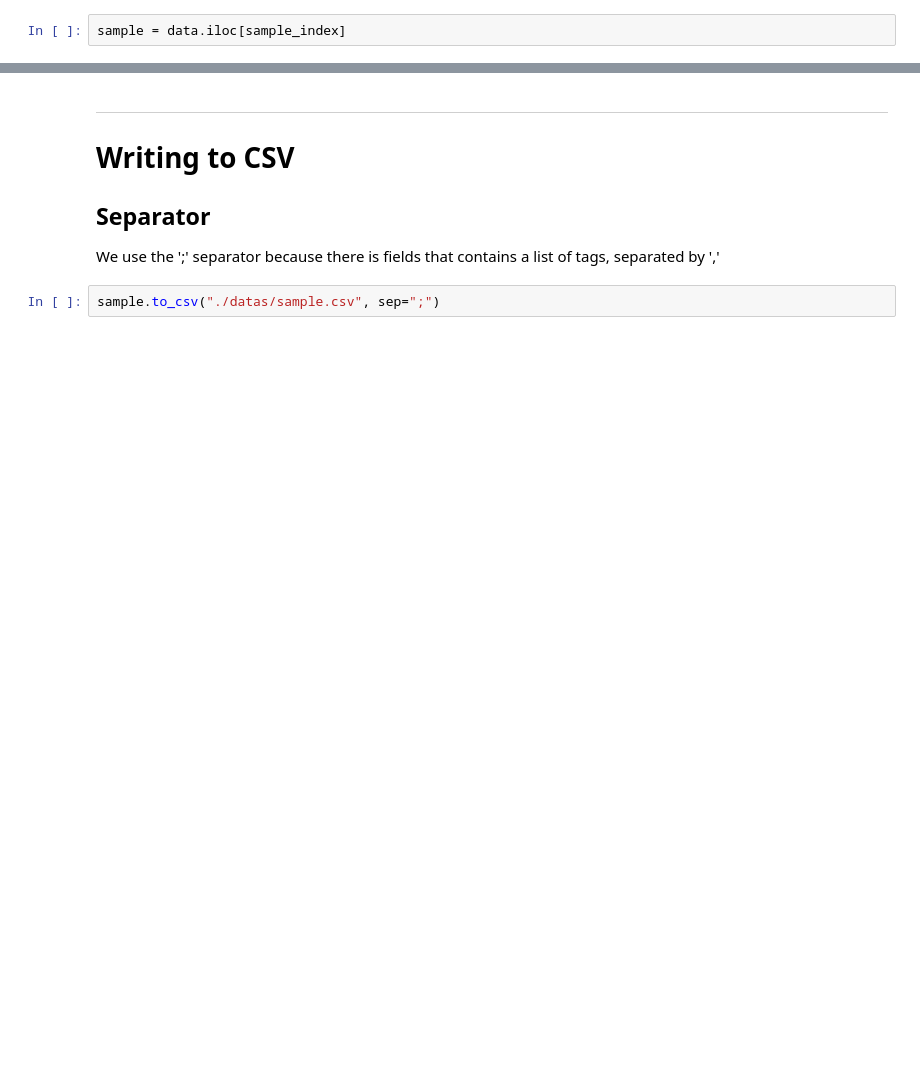
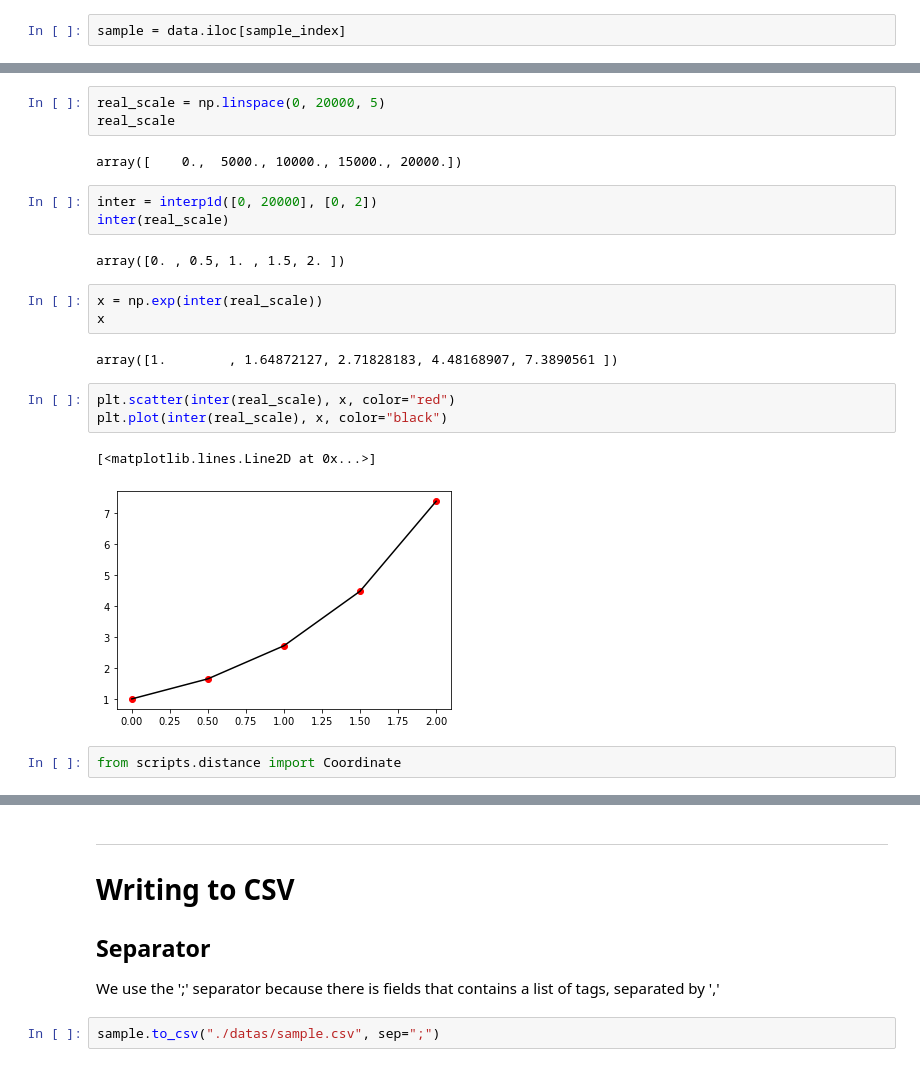
Before and after one commit to curiousmindflow/oc-ml-p2, a Jupyter notebook: preparation.ipynb, the cells around one changed output, grey strips where cells are left out. Saved outputs shown, nothing was run; the diff lists cells and outputs as text; blank space fills up the shorter version.

```diff
--- a/preparation.ipynb
+++ b/preparation.ipynb
@@ -119,0 +120,23 @@ sample.head()
+# %%
+real_scale = np.linspace(0, 20000, 5)
+real_scale
+# %% [output]
+array([    0.,  5000., 10000., 15000., 20000.])
+# %%
+inter = interp1d([0, 20000], [0, 2])
+inter(real_scale)
+# %% [output]
+array([0. , 0.5, 1. , 1.5, 2. ])
+# %%
+x = np.exp(inter(real_scale))
+x
+# %% [output]
+array([1.        , 1.64872127, 2.71828183, 4.48168907, 7.3890561 ])
+# %%
+plt.scatter(inter(real_scale), x, color="red")
+plt.plot(inter(real_scale), x, color="black")
+# %% [output]
+[<matplotlib.lines.Line2D at 0x...>]
+[figure, added]
+# %%
+from scripts.distance import Coordinate
```
Also changed, not shown: parts of 10 cells of this notebook, 3 other files.
